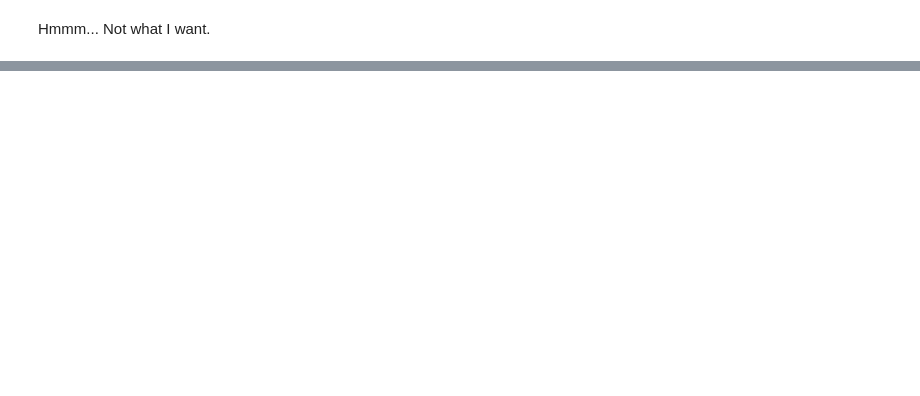
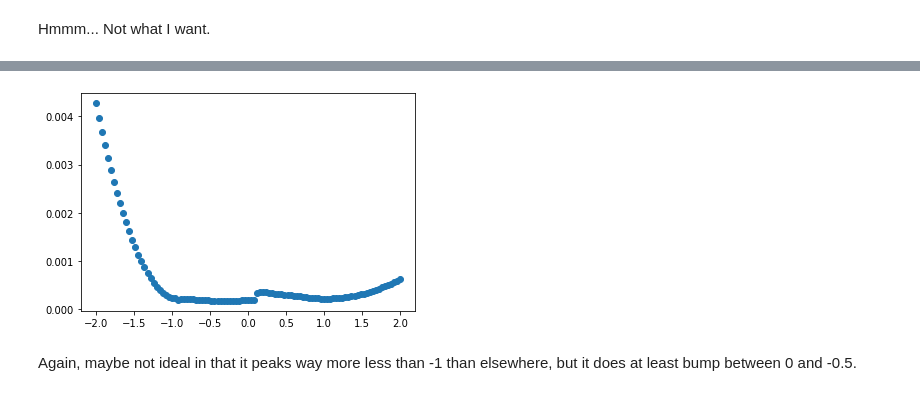
Before and after one commit to djarpin/tabularasa, a Jupyter notebook: mixed_network.ipynb, the cells around one changed output, grey strips where cells are left out. Cells and saved outputs as stored; diff of their text form; code cells hidden in the pictures; blank space fills up the shorter version.

```diff
--- a/mixed_network.ipynb
+++ b/mixed_network.ipynb
@@ -113,0 +205,12 @@ Hmmm... Not what I want.
+# %%
+u = ocr.transform(np.concatenate([dft[['x1', 'x2', 'x3', 'x4']].values,
+                                  model.predict({'X_monotonic': dft[['x1', 'x2']].values,
+                                                 'X_non_monotonic': dft[['x3', 'x4']].values})], 1)
+                  .astype('float32'))
+# %%
+plt.scatter(x=dft['x1'], y=u)
+plt.show()
+# %% [output]
+[figure, added]
+# %% [markdown]
+Again, maybe not ideal in that it peaks way  more less than -1 than elsewhere, but it does at least bump between 0 and -0.5.
```
Also changed, not shown: parts of 20 cells of this notebook, 2 other files.
